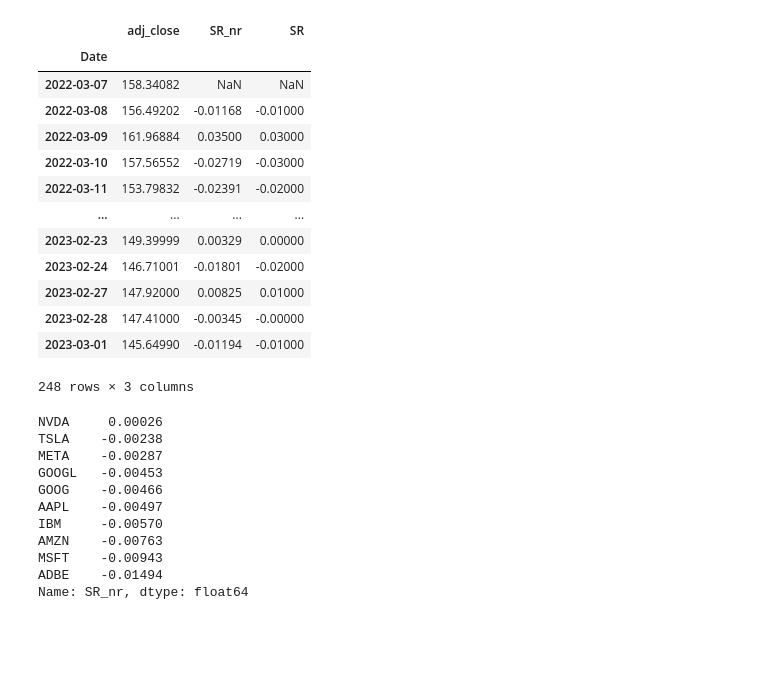
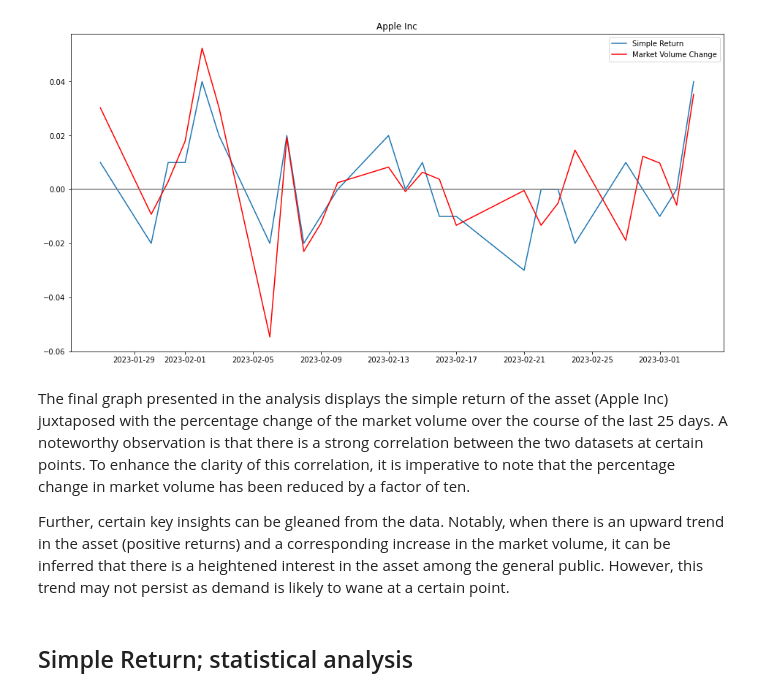
Before and after one commit to Sebas9626/daggendask, a Jupyter notebook: Portfolio.ipynb, the cells around one changed output. Cells and saved outputs as stored; diff of their text form; code cells hidden in the pictures; blank space fills up the shorter version.

```diff
--- a/Portfolio.ipynb
+++ b/Portfolio.ipynb
@@ -109,42 +85,15 @@ plt.show()
-# %%
-AAPL
-# %% [output]
-|  | adj_close | SR_nr | SR |
-| Date |  |  |  |
-| 2022-03-07 | 158.34082 | NaN | NaN |
-| 2022-03-08 | 156.49202 | -0.01168 | -0.01000 |
-| 2022-03-09 | 161.96884 | 0.03500 | 0.03000 |
-| 2022-03-10 | 157.56552 | -0.02719 | -0.03000 |
-| 2022-03-11 | 153.79832 | -0.02391 | -0.02000 |
-| ... | ... | ... | ... |
-| 2023-02-23 | 149.39999 | 0.00329 | 0.00000 |
-| 2023-02-24 | 146.71001 | -0.01801 | -0.02000 |
-| 2023-02-27 | 147.92000 | 0.00825 | 0.01000 |
-| 2023-02-28 | 147.41000 | -0.00345 | -0.00000 |
-| 2023-03-01 | 145.64990 | -0.01194 | -0.01000 |
-248 rows × 3 columns
-# %%
-# Simple Return mean: last 10 days
-gainers = {}
-pd.options.display.float_format = '{:,.5f}'.format
-
-for i,df in enumerate(companies):
-  df = company_dfs[companies[i]]
-  df = df.tail(10)
-  df = df.loc[:, ['SR_nr']]
-  gainers.update({
-      companies[i]: df.mean()})
-gainers_df= pd.DataFrame.from_dict(gainers, orient='index')
-gainers_df['SR_nr'].sort_values(ascending=False)
-# %% [output]
-NVDA     0.00026
-TSLA    -0.00238
-META    -0.00287
-GOOGL   -0.00453
-GOOG    -0.00466
-AAPL    -0.00497
-IBM     -0.00570
-AMZN    -0.00763
-MSFT    -0.00943
-ADBE    -0.01494
-Name: SR_nr, dtype: float64
+# %%
+plt.plot(AAPL.tail(25).index, AAPL.tail(25).SR, label='Simple Return')
+plt.plot(AAPL.tail(25).index, (AAPL.tail(25).MVC)/10, label='Market Volume Change', color='red')
+plt.axhline(y=0, color='gray')
+plt.title('Apple Inc')
+plt.legend()
+plt.show()
+# %% [output]
+[figure, added]
+# %% [markdown]
+The final graph presented in the analysis displays the simple return of the asset (Apple Inc) juxtaposed with the percentage change of the market volume over the course of the last 25 days. A noteworthy observation is that there is a strong correlation between the two datasets at certain points. To enhance the clarity of this correlation, it is imperative to note that the percentage change in market volume has been reduced by a factor of ten.
+
+Further, certain key insights can be gleaned from the data. Notably, when there is an upward trend in the asset (positive returns) and a corresponding increase in the market volume, it can be inferred that there is a heightened interest in the asset among the general public. However, this trend may not persist as demand is likely to wane at a certain point.
+# %% [markdown]
+## Simple Return; statistical analysis
```
Also changed, not shown: parts of 37 cells of this notebook.
